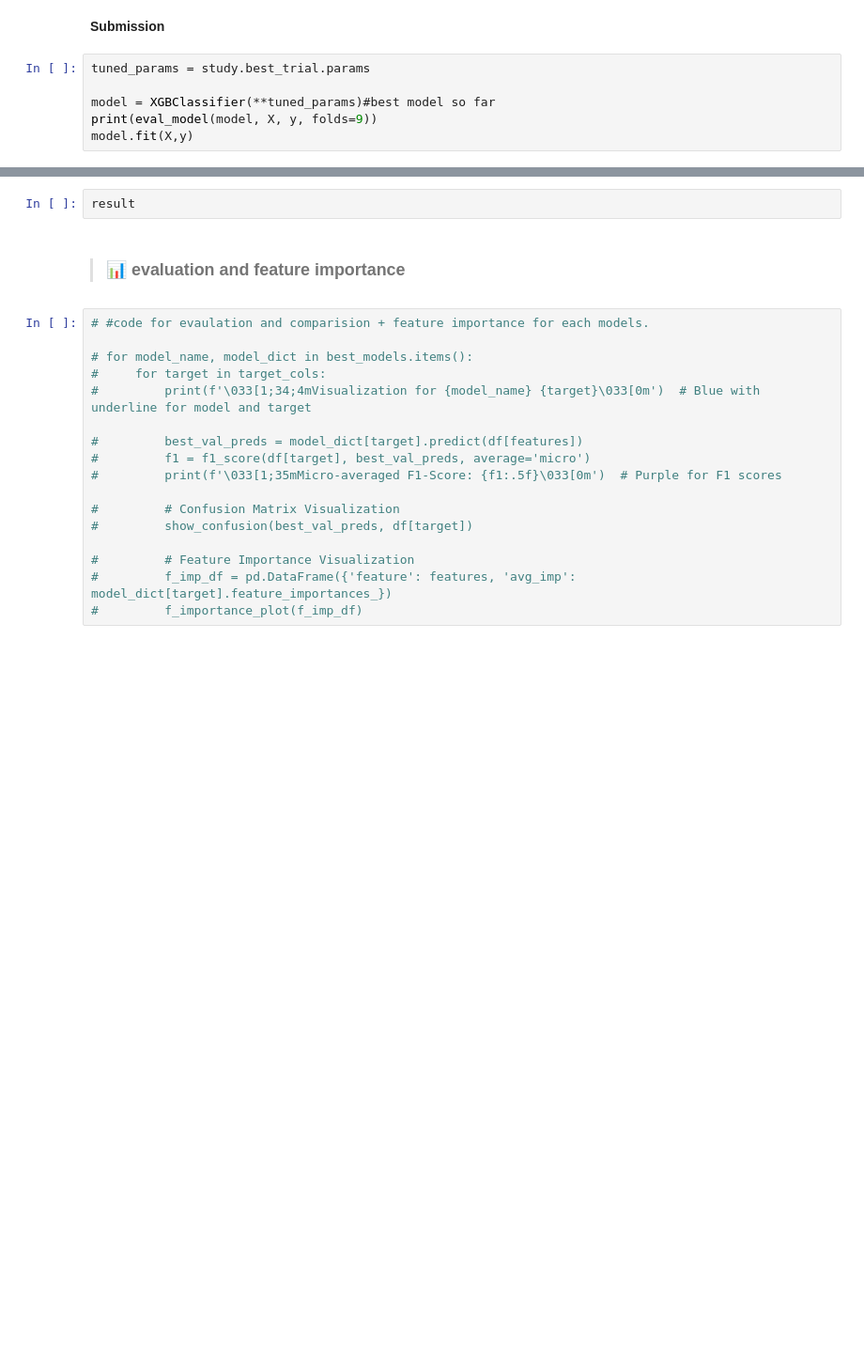
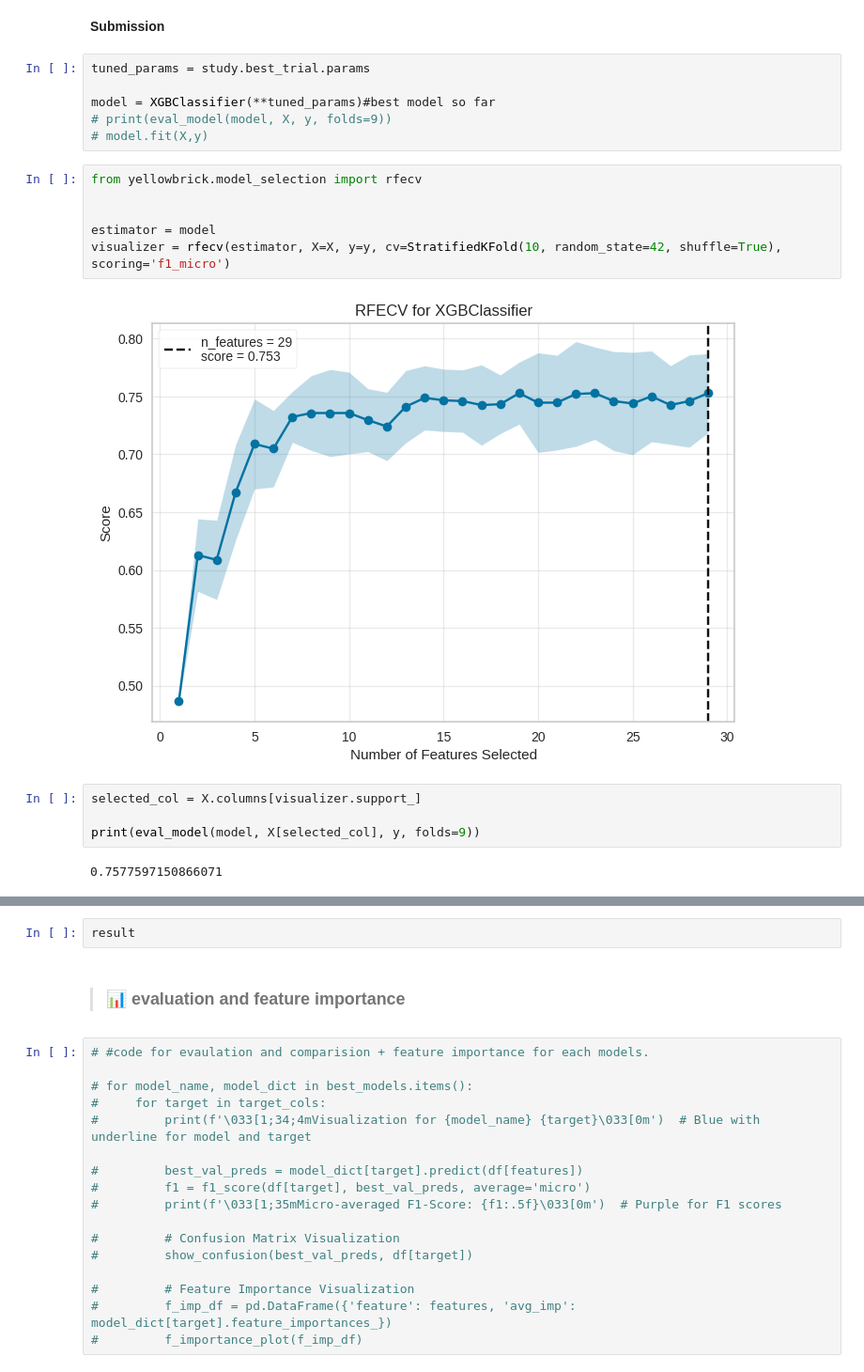
Before and after one commit to N4NiNi/Predict_horseoutcome, a Jupyter notebook: horses-outcome.ipynb, the cells around one changed output, grey strips where cells are left out. Shown at 94% size. Cells and saved outputs as stored; diff of their text form; blank space fills up the shorter version.

Commit message:
RFECV

```diff
--- a/horses-outcome.ipynb
+++ b/horses-outcome.ipynb
@@ -611,8 +595,22 @@ print('Best trial:', study.best_trial.params)
 tuned_params = study.best_trial.params
 
 model = XGBClassifier(**tuned_params)#best model so far
-print(eval_model(model, X, y, folds=9))
-model.fit(X,y)
+# print(eval_model(model, X, y, folds=9))
+# model.fit(X,y)
+# %%
+from yellowbrick.model_selection import rfecv
+
+
+estimator = model
+visualizer = rfecv(estimator, X=X, y=y, cv=StratifiedKFold(10, random_state=42, shuffle=True), scoring='f1_micro')
+# %% [output]
+[figure, added]
+# %%
+selected_col = X.columns[visualizer.support_]
+
+print(eval_model(model, X[selected_col], y, folds=9))
+# %% [output]
+0.7577597150866071
 # %%
 result = pd.read_csv("playground-series-s3e22/sample_submission.csv")
 test = pd.read_csv("playground-series-s3e22/test.csv")
```
Also changed, not shown: parts of 8 cells of this notebook.
